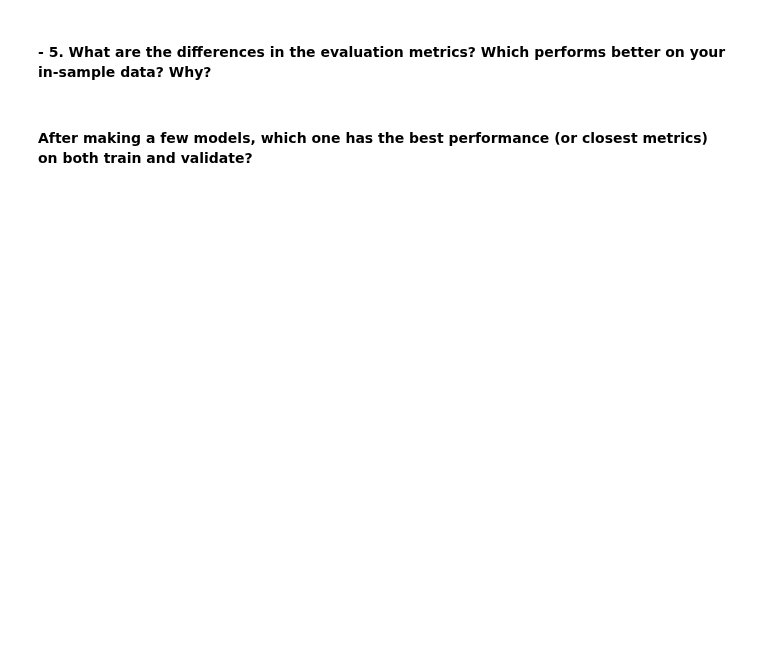
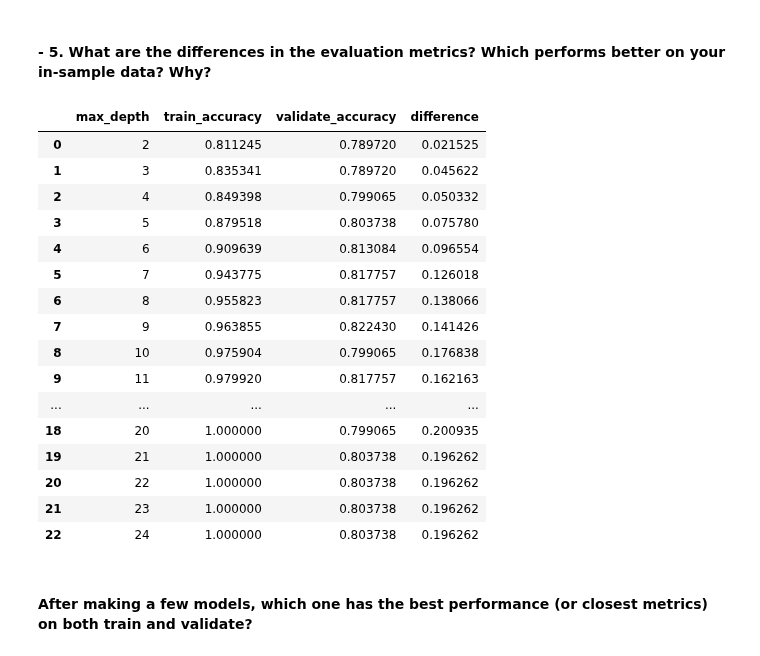
Before and after one commit to Daniel-Northcutt/classification_exercises, a Jupyter notebook: model.ipynb, the cells around one changed output. Drawn from its saved outputs; the diff is of its cells as text; code cells hidden in the pictures; blank space fills up the shorter version.

```diff
--- a/model.ipynb
+++ b/model.ipynb
@@ -426,0 +604,18 @@ rf.fit(X_train, y_train)
+# %%
+# Let's
+for i in range(2, 11):
+    # Make the model
+    forest = RandomForestClassifier(max_depth=i, random_state=123)
+
+    # Fit the model (on train and only train)
+    forest = forest.fit(X_train, y_train)
+
+    # Use the model
+    # We'll evaluate the model's performance on train, first
+    y_predictions = forest.predict(X_train)
+
+    # Produce the classification report on the actual y values and this model's predicted y values
+    report = classification_report(y_train, y_predictions, output_dict=True)
+    print(f"Tree with max depth of {i}")
+    print(pd.DataFrame(report))
+    print()
@@ -427,4 +640,50 @@ rf.fit(X_train, y_train)
 # %% [markdown]
 #### - 5. What are the differences in the evaluation metrics? Which performs better on your in-sample data? Why?
+# %%
+# Let's continue getting loopy, so we can compare in-sample to out-of-sample
+metrics = []
+
+for i in range(2, 25):
+    # Make the model
+    forest = RandomForestClassifier(max_depth=i, random_state=123)
+
+    # Fit the model (on train and only train)
+    forest = forest.fit(X_train, y_train)
+
+    # Use the model
+    # We'll evaluate the model's performance on train, first
+    in_sample_accuracy = forest.score(X_train, y_train)
+
+    out_of_sample_accuracy = forest.score(X_validate, y_validate)
+
+    output = {
+        "max_depth": i,
+        "train_accuracy": in_sample_accuracy,
+        "validate_accuracy": out_of_sample_accuracy
+    }
+
+    metrics.append(output)
+
+df = pd.DataFrame(metrics)
+df["difference"] = df.train_accuracy - df.validate_accuracy
+df
+# %% [output]
+|  | max_depth | train_accuracy | validate_accuracy | difference |
+| 0 | 2 | 0.811245 | 0.789720 | 0.021525 |
+| 1 | 3 | 0.835341 | 0.789720 | 0.045622 |
+| 2 | 4 | 0.849398 | 0.799065 | 0.050332 |
+| 3 | 5 | 0.879518 | 0.803738 | 0.075780 |
+| 4 | 6 | 0.909639 | 0.813084 | 0.096554 |
+| 5 | 7 | 0.943775 | 0.817757 | 0.126018 |
+| 6 | 8 | 0.955823 | 0.817757 | 0.138066 |
+| 7 | 9 | 0.963855 | 0.822430 | 0.141426 |
+| 8 | 10 | 0.975904 | 0.799065 | 0.176838 |
+| 9 | 11 | 0.979920 | 0.817757 | 0.162163 |
+| ... | ... | ... | ... | ... |
+| 18 | 20 | 1.000000 | 0.799065 | 0.200935 |
+| 19 | 21 | 1.000000 | 0.803738 | 0.196262 |
+| 20 | 22 | 1.000000 | 0.803738 | 0.196262 |
+| 21 | 23 | 1.000000 | 0.803738 | 0.196262 |
+| 22 | 24 | 1.000000 | 0.803738 | 0.196262 |
 # %% [markdown]
 #### After making a few models, which one has the best performance (or closest metrics) on both train and validate?
```
Also changed, not shown: parts of 62 cells of this notebook.
